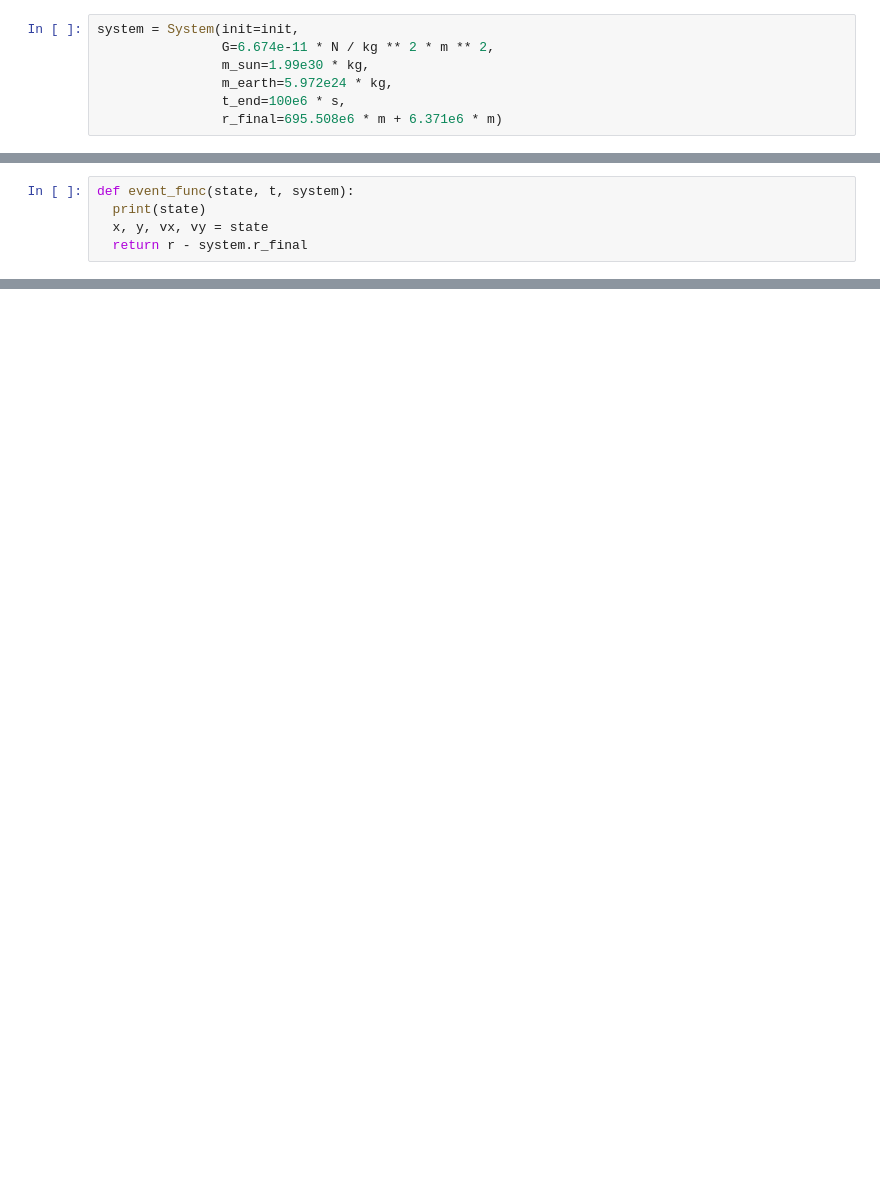
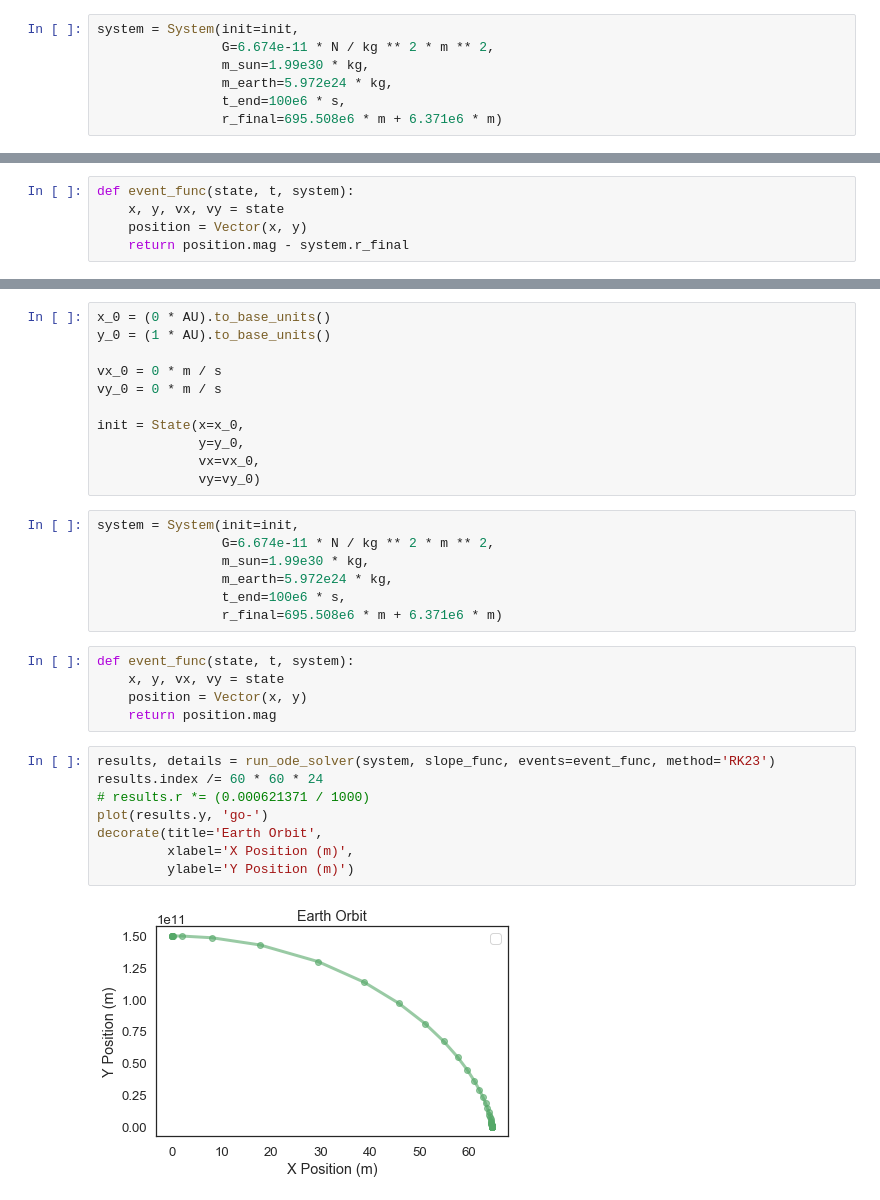
Before and after one commit to sdaitzman/ModSimPy, a Jupyter notebook: code/orbit_homework.ipynb, the cells around one changed output, grey strips where cells are left out. Cells and saved outputs as stored; diff of their text form; blank space fills up the shorter version.

```diff
--- a/code/orbit_homework.ipynb
+++ b/code/orbit_homework.ipynb
@@ -295,8 +94,8 @@ vx, vy, ax, ay = slope_func(init, 0, system)
 # %%
 def event_func(state, t, system):
-  print(state)
-  x, y, vx, vy = state
-  return r - system.r_final
+    x, y, vx, vy = state
+    position = Vector(x, y)
+    return position.mag - system.r_final
 # %%
 event_func(init, 0, system)
 # %% [output]
@@ -326 +120,34 @@ decorate(title='Earth Velocity',
+# %%
+x_0 = (0 * AU).to_base_units()
+y_0 = (1 * AU).to_base_units()
+
+vx_0 = 0 * m / s
+vy_0 = 0 * m / s
+
+init = State(x=x_0,
+             y=y_0,
+             vx=vx_0,
+             vy=vy_0)
+# %%
+system = System(init=init,
+                G=6.674e-11 * N / kg ** 2 * m ** 2,
+                m_sun=1.99e30 * kg,
+                m_earth=5.972e24 * kg,
+                t_end=100e6 * s,
+                r_final=695.508e6 * m + 6.371e6 * m)
+# %%
+def event_func(state, t, system):
+    x, y, vx, vy = state
+    position = Vector(x, y)
+    return position.mag
+# %%
+results, details = run_ode_solver(system, slope_func, events=event_func, method='RK23')
+results.index /= 60 * 60 * 24
+# results.r *= (0.000621371 / 1000)
+plot(results.y, 'go-')
+decorate(title='Earth Orbit',
+         xlabel='X Position (m)',
+         ylabel='Y Position (m)')
+# %% [output]
+[figure, added]
 # %%
```
Also changed, not shown: parts of 54 cells of this notebook.
